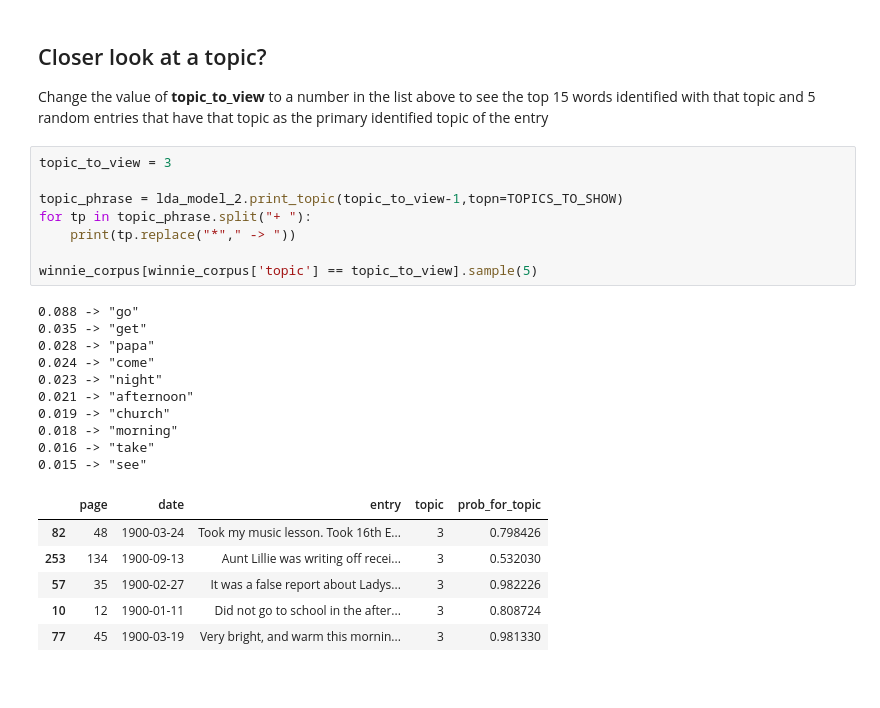
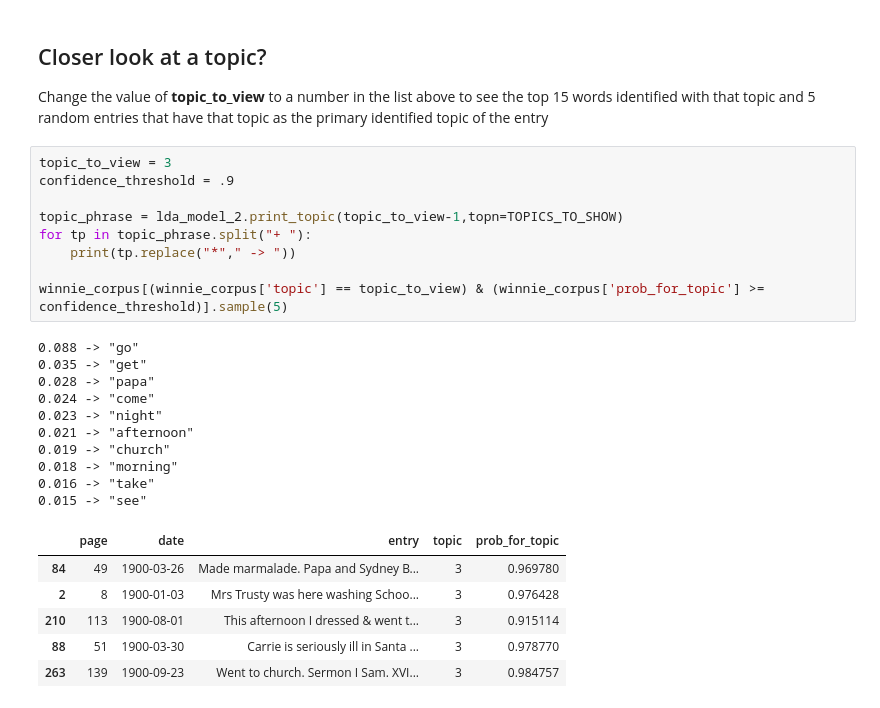
Before and after one commit to fjohnson/Advanced_Text_Analysis_with_Python, a Jupyter notebook: Advanced_Text_Analysis.ipynb, the cells around one changed output. Cells and saved outputs as stored; diff of their text form.

```diff
--- a/Advanced_Text_Analysis.ipynb
+++ b/Advanced_Text_Analysis.ipynb
@@ -472,26 +470,27 @@ winnie_corpus.groupby(['topic'])[['entry']].count()
 Change the value of **topic_to_view** to a number in the list above to see the top 15 words identified with that topic and 5 random entries that have that topic as the primary identified topic of the entry
 # %%
 topic_to_view = 3
+confidence_threshold = .9
 
 topic_phrase = lda_model_2.print_topic(topic_to_view-1,topn=TOPICS_TO_SHOW)
 for tp in topic_phrase.split("+ "):
     print(tp.replace("*"," -> "))
 
-winnie_corpus[winnie_corpus['topic'] == topic_to_view].sample(5)
+winnie_corpus[(winnie_corpus['topic'] == topic_to_view) & (winnie_corpus['prob_for_topic'] >= confidence_threshold)].sample(5)
 # %% [output]
 0.088 -> "go"
 0.035 -> "get"
 0.028 -> "papa"
 0.024 -> "come"
 0.023 -> "night"
 0.021 -> "afternoon"
 0.019 -> "church"
 0.018 -> "morning"
 0.016 -> "take"
 0.015 -> "see"
 |  | page | date | entry | topic | prob_for_topic |
-| 82 | 48 | 1900-03-24 | Took my music lesson. Took 16th E... | 3 | 0.798426 |
-| 253 | 134 | 1900-09-13 | Aunt Lillie was writing off recei... | 3 | 0.532030 |
-| 57 | 35 | 1900-02-27 | It was a false report about Ladys... | 3 | 0.982226 |
-| 10 | 12 | 1900-01-11 | Did not go to school in the after... | 3 | 0.808724 |
-| 77 | 45 | 1900-03-19 | Very bright, and warm this mornin... | 3 | 0.981330 |
+| 84 | 49 | 1900-03-26 | Made marmalade. Papa and Sydney B... | 3 | 0.969780 |
+| 2 | 8 | 1900-01-03 | Mrs Trusty was here washing Schoo... | 3 | 0.976428 |
+| 210 | 113 | 1900-08-01 | This afternoon I dressed & went t... | 3 | 0.915114 |
+| 88 | 51 | 1900-03-30 | Carrie is seriously ill in Santa ... | 3 | 0.978770 |
+| 263 | 139 | 1900-09-23 | Went to church. Sermon I Sam. XVI... | 3 | 0.984757 |
```
Also changed, not shown: parts of 6 cells of this notebook.
